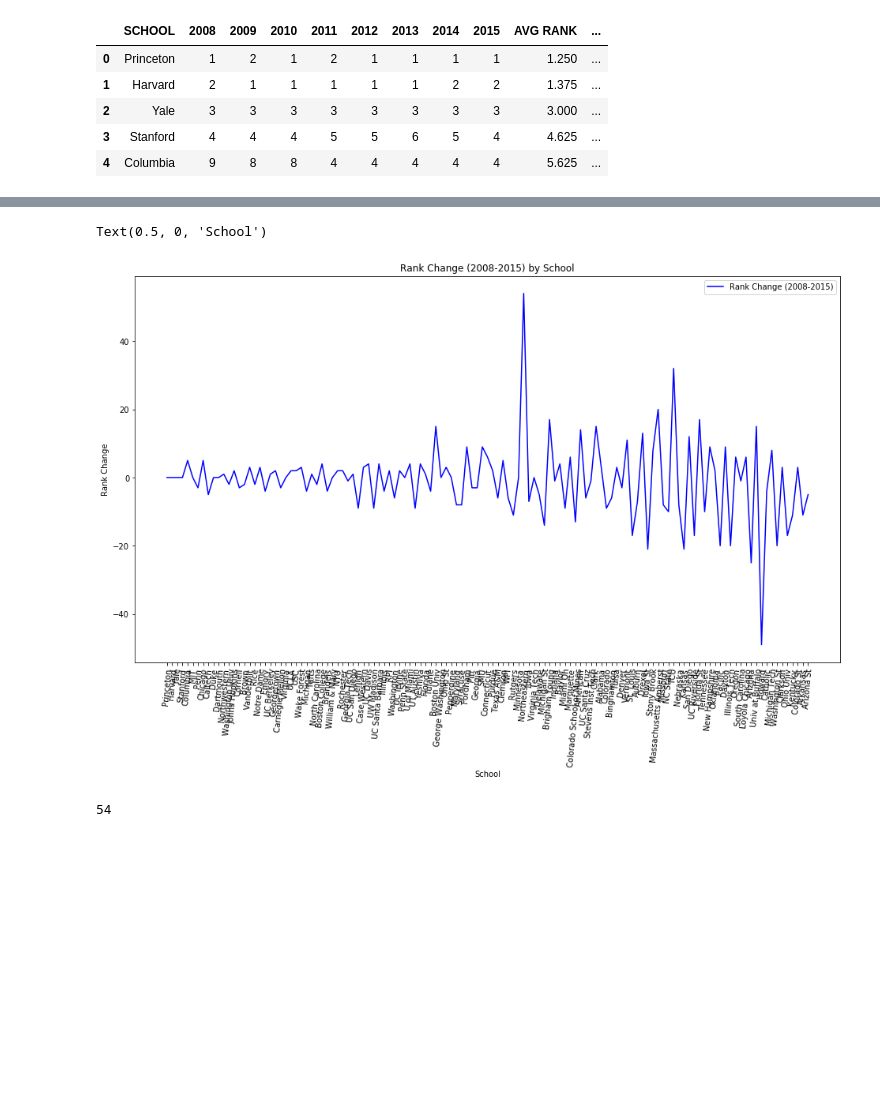
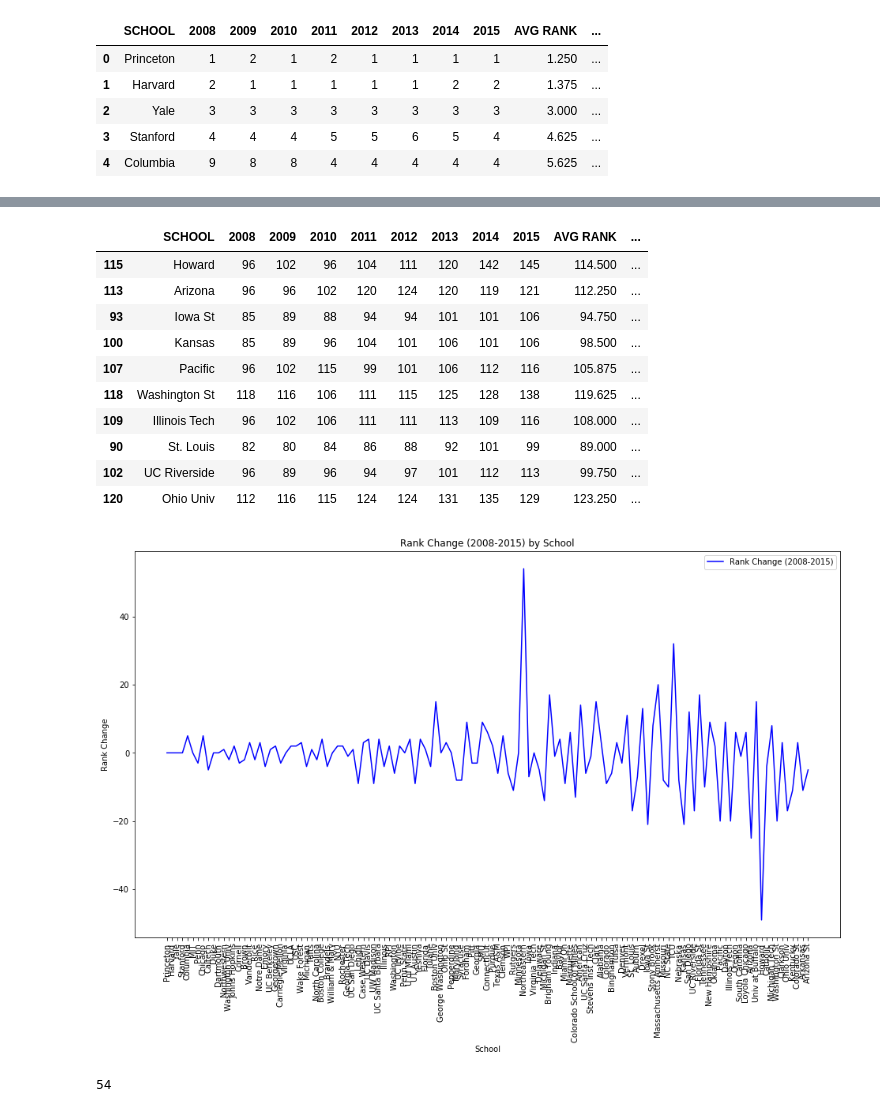
Before and after one commit to vic-158/Data_Viz_Project, a Jupyter notebook: leslie/college_ranks.ipynb, the cells around one changed output, grey strips where cells are left out. Cells and saved outputs as stored; diff of their text form; code cells hidden in the pictures; blank space fills up the shorter version.

```diff
--- a/leslie/college_ranks.ipynb
+++ b/leslie/college_ranks.ipynb
@@ -28,14 +48,31 @@ change = rank_data['CHG 08 VS 15']
+# %%
+rank_change=rank_data.sort_values(by='CHG 08 VS 15', ascending=True)
+bottom_10_change =rank_change.head(10)
+# %%
+bottom_10_change
+# %% [output]
+|  | SCHOOL | 2008 | 2009 | 2010 | 2011 | 2012 | 2013 | 2014 | 2015 | AVG RANK | ... |
+| 115 | Howard | 96 | 102 | 96 | 104 | 111 | 120 | 142 | 145 | 114.500 | ... |
+| 113 | Arizona | 96 | 96 | 102 | 120 | 124 | 120 | 119 | 121 | 112.250 | ... |
+| 93 | Iowa St | 85 | 89 | 88 | 94 | 94 | 101 | 101 | 106 | 94.750 | ... |
+| 100 | Kansas | 85 | 89 | 96 | 104 | 101 | 106 | 101 | 106 | 98.500 | ... |
+| 107 | Pacific | 96 | 102 | 115 | 99 | 101 | 106 | 112 | 116 | 105.875 | ... |
+| 118 | Washington St | 118 | 116 | 106 | 111 | 115 | 125 | 128 | 138 | 119.625 | ... |
+| 109 | Illinois Tech | 96 | 102 | 106 | 111 | 111 | 113 | 109 | 116 | 108.000 | ... |
+| 90 | St. Louis | 82 | 80 | 84 | 86 | 88 | 92 | 101 | 99 | 89.000 | ... |
+| 102 | UC Riverside | 96 | 89 | 96 | 94 | 97 | 101 | 112 | 113 | 99.750 | ... |
+| 120 | Ohio Univ | 112 | 116 | 115 | 124 | 124 | 131 | 135 | 129 | 123.250 | ... |
 # %%
 #Build Plot for Rank Change
 rank_change= plt.plot(school, change, color="blue", label="Rank Change (2008-2015)" )
 plt.legend()
-plt.xticks(rotation = 85)
+plt.xticks(rotation = 90)
 plt.rcParams["figure.figsize"] = [16,9]
 plt.title("Rank Change (2008-2015) by School")
 plt.ylabel("Rank Change")
 plt.xlabel("School")
+plt.show()
 # %% [output]
-Text(0.5, 0, 'School')
 [figure]
 # %%
 #Northeastern
```
Also changed, not shown: parts of 10 cells of this notebook, 2 other files.
